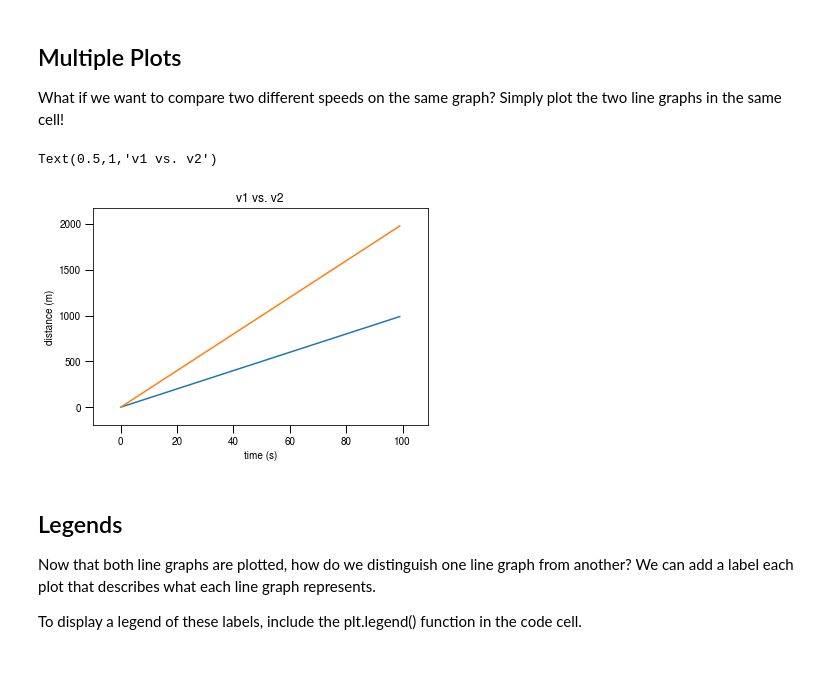
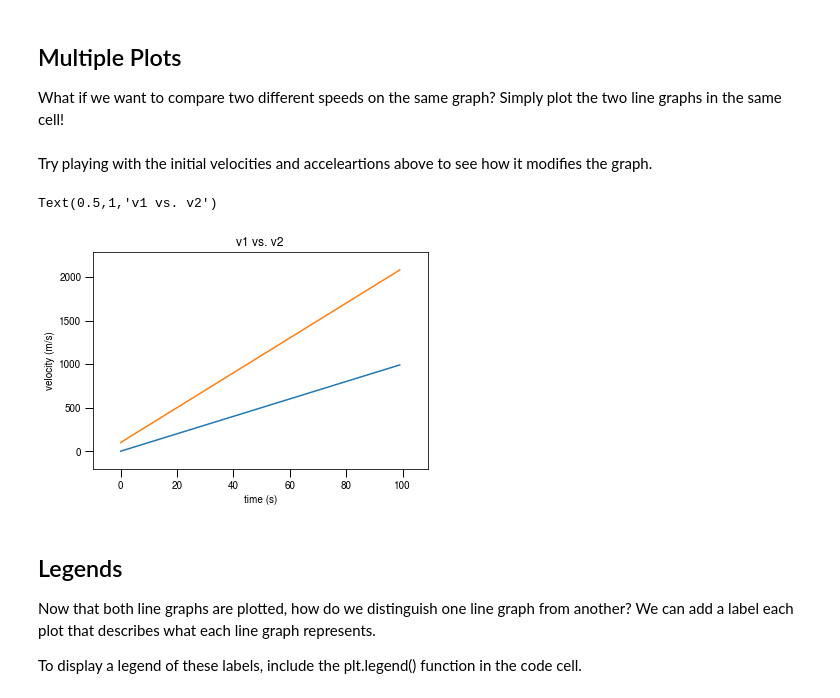
Before and after one commit to swissel/ComputationalWorkshops, a Jupyter notebook: 2 - make plots.ipynb, the cells around one changed output. Cells and saved outputs as stored; diff of their text form; code cells hidden in the pictures; blank space fills up the shorter version.

Commit message:
modified acceleration / velocity example. Added errorbar

```diff
--- a/2 - make plots.ipynb
+++ b/2 - make plots.ipynb
@@ -62,25 +87,33 @@ http://hyperphysics.phy-astr.gsu.edu/hbase/mot.html#motcon
 
 What if we want to compare two different speeds on the same graph? Simply plot the two line graphs in the same cell!
 # %%
-# creation of x1 and x2 lists (two different velocities)
+# creation of v1 and v2 lists (two different velocities, )
 t = np.arange(0, 100, 1)
 
-velocity1 = 10
-x1 = velocity1 * t
+# initial velocity
+v10 = 0
+# acceleration
+acceleration1 = 10
+v1 = acceleration1 * t + v10
 
-velocity2 = 20
-x2 = velocity2 * t
+# initial velocity
+v20 = 100
+# acceleration
+acceleration2 = 20
+v2 = acceleration2 * t + v20
+# %% [markdown]
+Try playing with the initial velocities and acceleartions above to see how it modifies the graph.
 # %%
 # our new plot!
-plt.plot(t, x1)
-plt.plot(t, x2)
+plt.plot(t, v1)
+plt.plot(t, v2)
 
 plt.xlabel("time (s)")
-plt.ylabel("distance (m)")
+plt.ylabel("velocity (m/s)")
 plt.title("v1 vs. v2")
 # %% [output]
 Text(0.5,1,'v1 vs. v2')
-[figure, old version]
+[figure, new version]
 # %% [markdown]
 ## Legends
 
```
Also changed, not shown: parts of 19 cells of this notebook.
